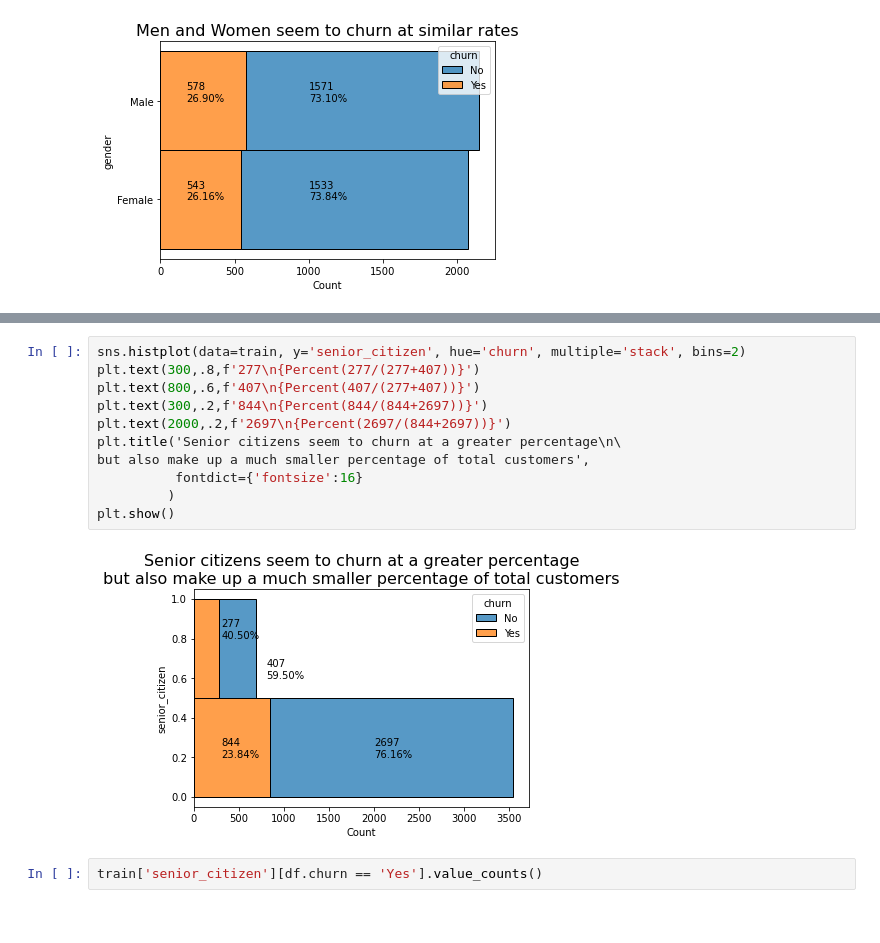
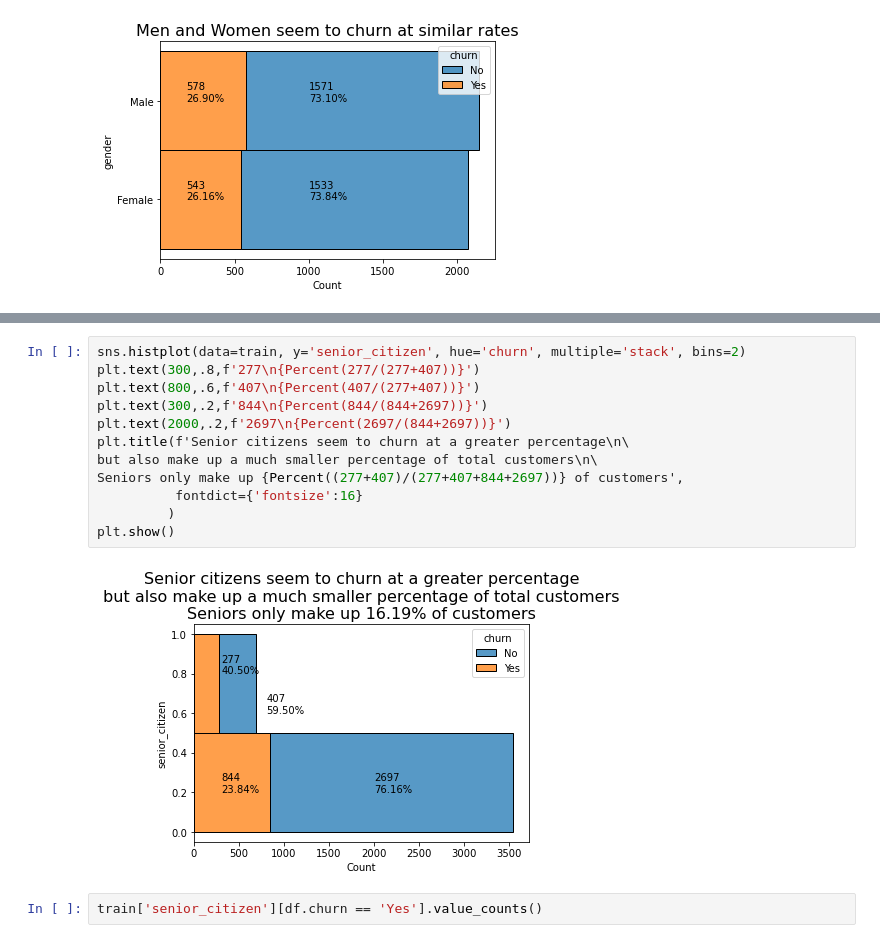
Before and after one commit to David-Howell/telco-churn, a Jupyter notebook: telco_exploration_notebook.ipynb, the cells around one changed output, grey strips where cells are left out. Saved outputs shown, nothing was run; the diff lists cells and outputs as text.

```diff
--- a/telco_exploration_notebook.ipynb
+++ b/telco_exploration_notebook.ipynb
@@ -133,16 +133,17 @@ train['gender'][df.churn == 'No'].value_counts()
 # %%
 sns.histplot(data=train, y='senior_citizen', hue='churn', multiple='stack', bins=2)
 plt.text(300,.8,f'277\n{Percent(277/(277+407))}')
 plt.text(800,.6,f'407\n{Percent(407/(277+407))}')
 plt.text(300,.2,f'844\n{Percent(844/(844+2697))}')
 plt.text(2000,.2,f'2697\n{Percent(2697/(844+2697))}')
-plt.title('Senior citizens seem to churn at a greater percentage\n\
-but also make up a much smaller percentage of total customers',
+plt.title(f'Senior citizens seem to churn at a greater percentage\n\
+but also make up a much smaller percentage of total customers\n\
+Seniors only make up {Percent((277+407)/(277+407+844+2697))} of customers',
           fontdict={'fontsize':16}
          )
 plt.show()
 # %% [output]
-[figure, old version]
+[figure, new version]
 # %%
 train['senior_citizen'][df.churn == 'Yes'].value_counts()
 # %% [output]
```
Also changed, not shown: parts of 56 cells of this notebook.
